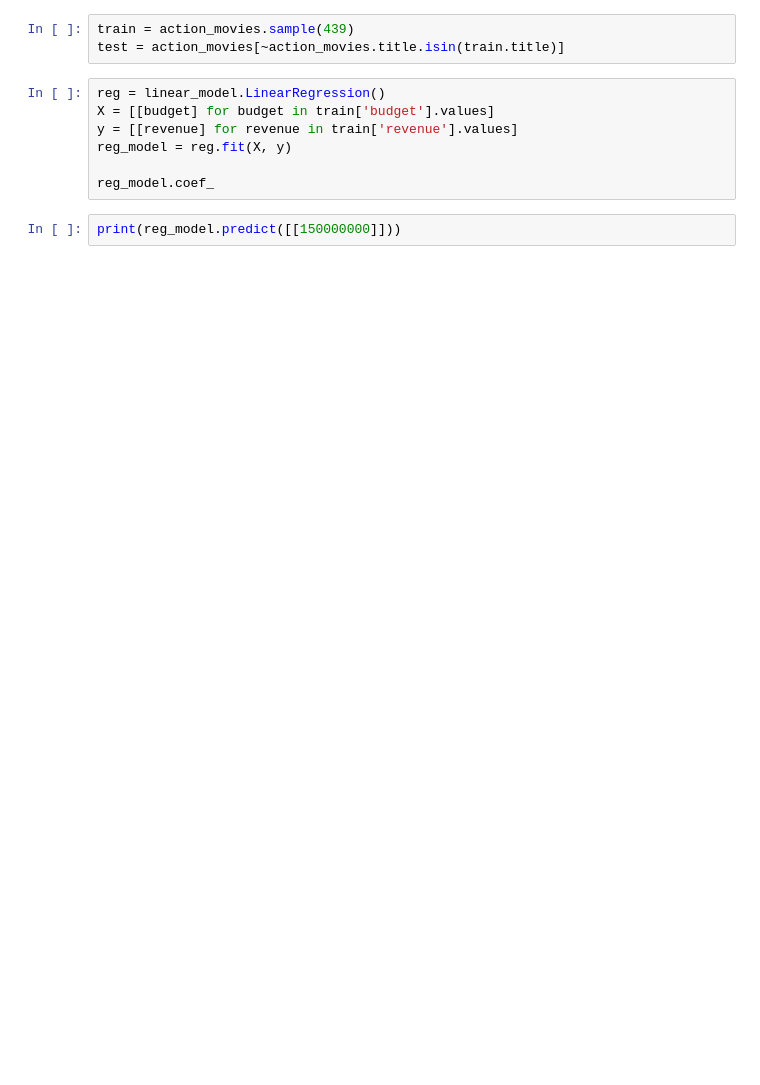
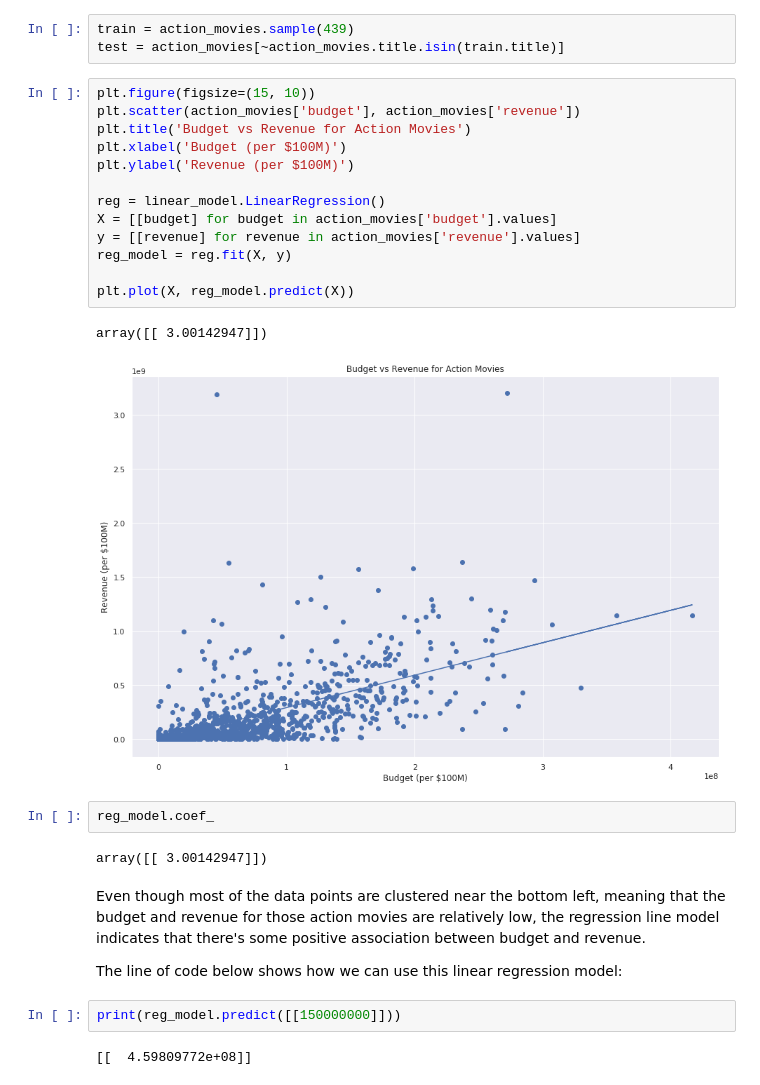
Before and after one commit to atulbharati/kevinh415.github.io, a Jupyter notebook: Movie.ipynb, the cells around one changed output. Cells and saved outputs as stored; diff of their text form; blank space fills up the shorter version.

```diff
--- a/Movie.ipynb
+++ b/Movie.ipynb
@@ -475,11 +482,30 @@ action_movies.head()
 train = action_movies.sample(439)
 test = action_movies[~action_movies.title.isin(train.title)]
 # %%
+plt.figure(figsize=(15, 10))
+plt.scatter(action_movies['budget'], action_movies['revenue'])
+plt.title('Budget vs Revenue for Action Movies')
+plt.xlabel('Budget (per $100M)')
+plt.ylabel('Revenue (per $100M)')
+
 reg = linear_model.LinearRegression()
-X = [[budget] for budget in train['budget'].values]
-y = [[revenue] for revenue in train['revenue'].values]
+X = [[budget] for budget in action_movies['budget'].values]
+y = [[revenue] for revenue in action_movies['revenue'].values]
 reg_model = reg.fit(X, y)
 
-reg_model.coef_
+plt.plot(X, reg_model.predict(X))
+# %% [output]
+array([[ 3.00142947]])
+[figure, added]
+# %%
+reg_model.coef_
+# %% [output]
+array([[ 3.00142947]])
+# %% [markdown]
+Even though most of the data points are clustered near the bottom left, meaning that the budget and revenue for those action movies are relatively low, the regression line model indicates that there's some positive association between budget and revenue.
+
+The line of code below shows how we can use this linear regression model:
 # %%
 print(reg_model.predict([[150000000]]))
+# %% [output]
+[[  4.59809772e+08]]
```
Also changed, not shown: parts of 11 cells of this notebook.
